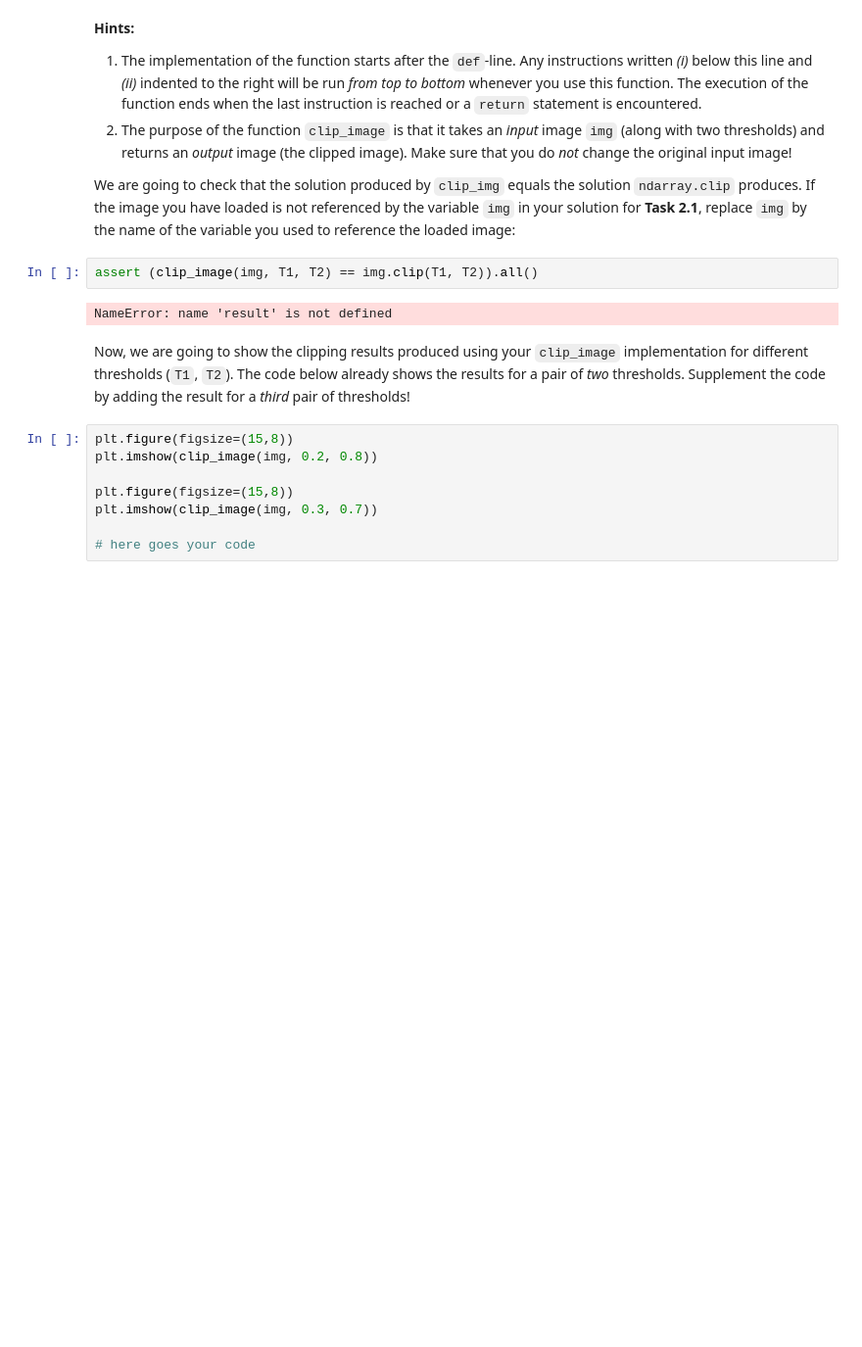
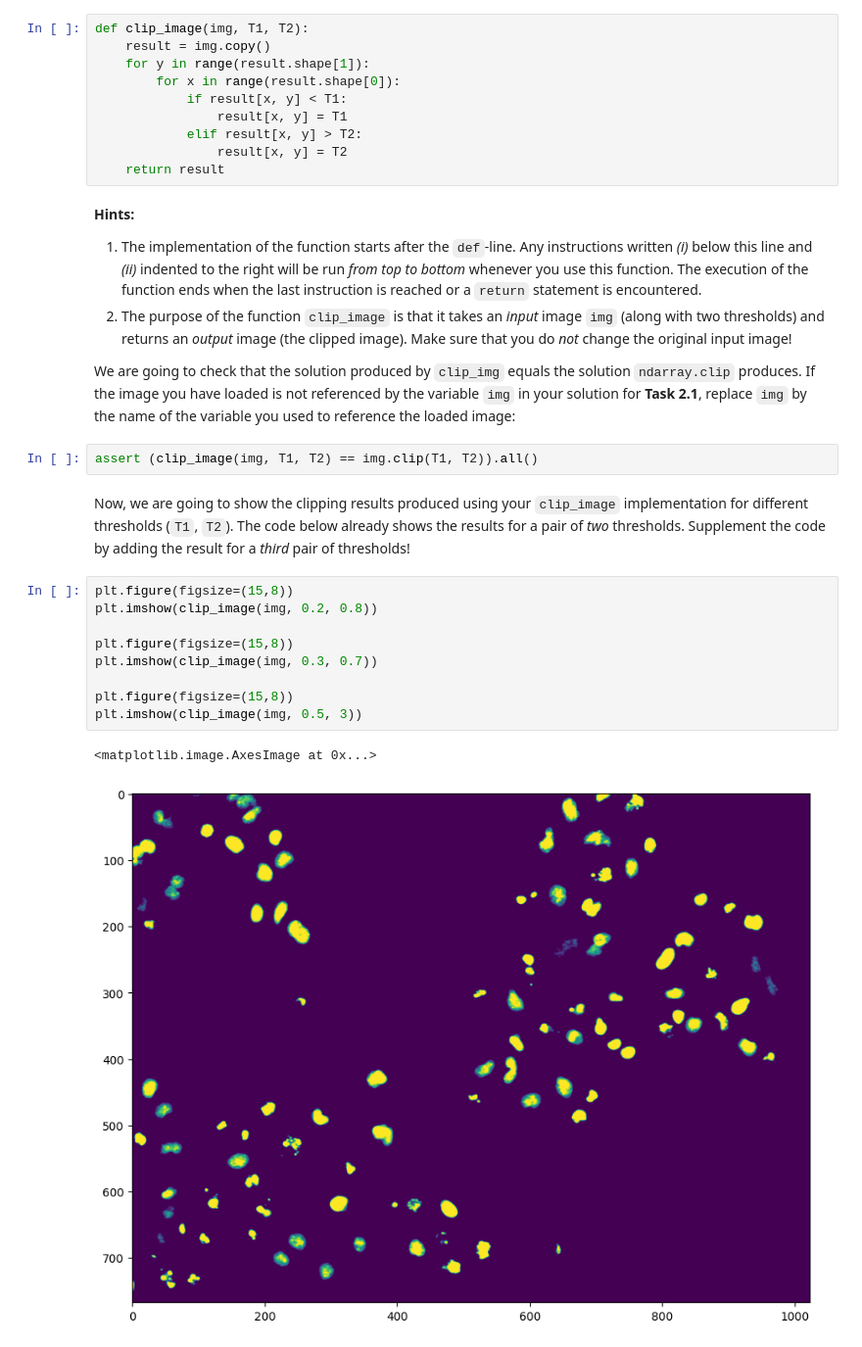
Before and after one commit to Paul-Averdung/mobi-fs3-python, a Jupyter notebook: task2.ipynb, the cells around one changed output. Shown at 98% size. Cells and saved outputs as stored; diff of their text form; blank space fills up the shorter version.

```diff
--- a/task2.ipynb
+++ b/task2.ipynb
@@ -111,3 +107,13 @@ def clip_image(img, T1, T2):
+# %%
+def clip_image(img, T1, T2):
+    result = img.copy()
+    for y in range(result.shape[1]):
+        for x in range(result.shape[0]):
+            if result[x, y] < T1:
+                result[x, y] = T1
+            elif result[x, y] > T2:
+                result[x, y] = T2
+    return result
 # %% [markdown]
 **Hints:**
 1. The implementation of the function starts after the `def`-line. Any instructions written *(i)* below this line and *(ii)* indented to the right will be run *from top to bottom* whenever you use this function. The execution of the function ends when the last instruction is reached or a `return` statement is encountered.
@@ -116,15 +122,17 @@ def clip_image(img, T1, T2):
 We are going to check that the solution produced by `clip_img` equals the solution `ndarray.clip` produces. If the image you have loaded is not referenced by the variable `img` in your solution for **Task 2.1**, replace `img` by the name of the variable you used to reference the loaded image:
 # %%
 assert (clip_image(img, T1, T2) == img.clip(T1, T2)).all()
-# %% [output]
-NameError: name 'result' is not defined
 # %% [markdown]
 Now, we are going to show the clipping results produced using your `clip_image` implementation for different thresholds (`T1`, `T2`). The code below already shows the results for a pair of *two* thresholds. Supplement the code by adding the result for a *third* pair of thresholds!
 # %%
 plt.figure(figsize=(15,8))
 plt.imshow(clip_image(img, 0.2, 0.8))
 
 plt.figure(figsize=(15,8))
 plt.imshow(clip_image(img, 0.3, 0.7))
 
-# here goes your code
+plt.figure(figsize=(15,8))
+plt.imshow(clip_image(img, 0.5, 3))
+# %% [output]
+<matplotlib.image.AxesImage at 0x...>
+[figure, added]
```
Also changed, not shown: parts of 3 cells of this notebook.
